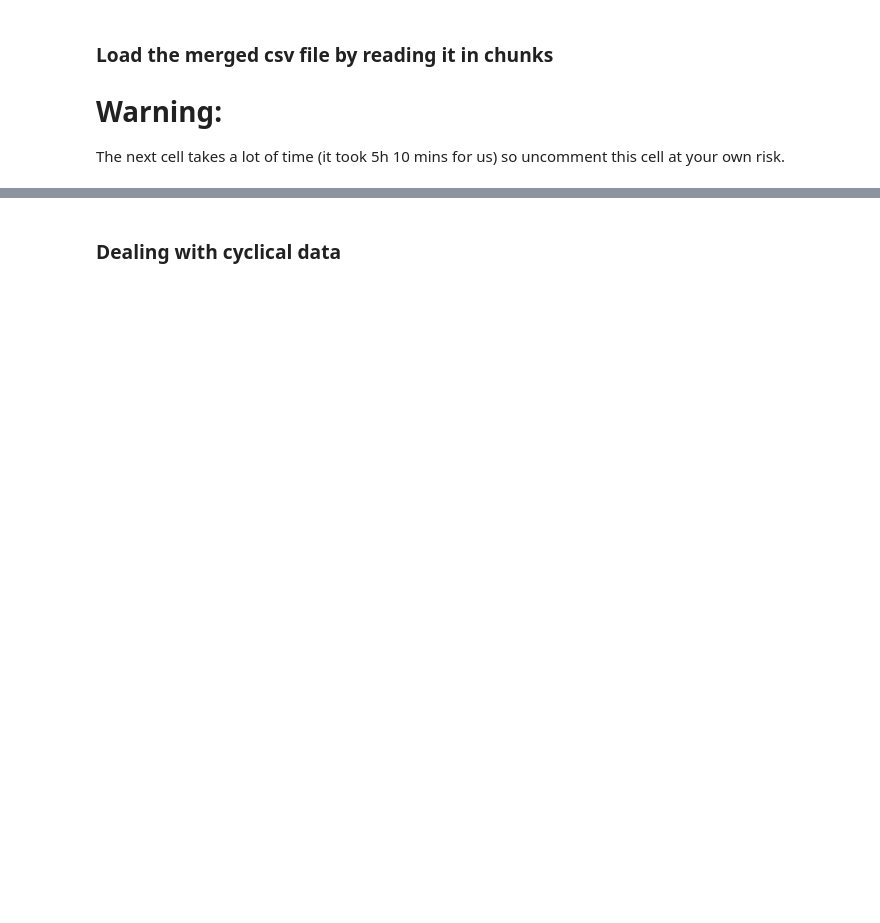
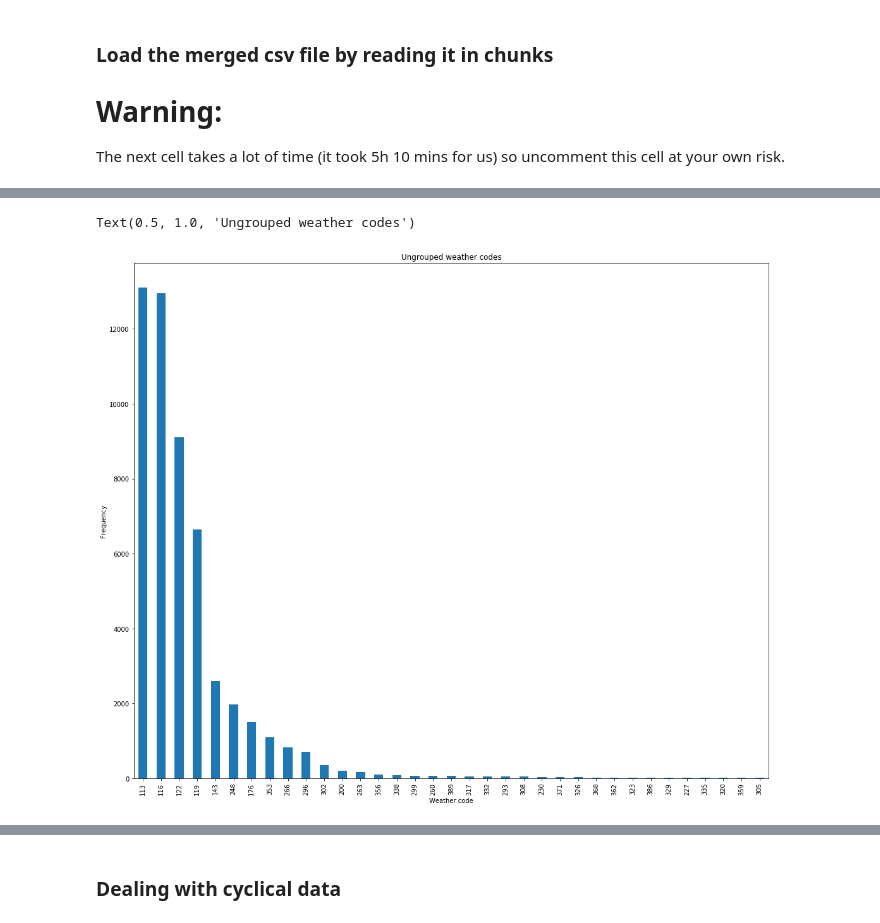
Before and after one commit to Krismix1/data-science-mandatory-2, a Jupyter notebook: model.ipynb, the cells around one changed output, grey strips where cells are left out. Drawn from its saved outputs; the diff is of its cells as text; code cells hidden in the pictures; blank space fills up the shorter version.

```diff
--- a/model.ipynb
+++ b/model.ipynb
@@ -231,2 +274,10 @@ plt.show()
+# %%
+ax = bike_share_df['weatherCode'].value_counts().plot('bar', figsize=(18, 15))
+ax.set_xlabel('Weather code')
+ax.set_ylabel('Frequency')
+ax.set_title('Ungrouped weather codes')
+# %% [output]
+Text(0.5, 1.0, 'Ungrouped weather codes')
+[figure, added]
 # %%
 bike_share_df['month'].hist(bins=12)
```
Also changed, not shown: parts of 36 cells of this notebook.
